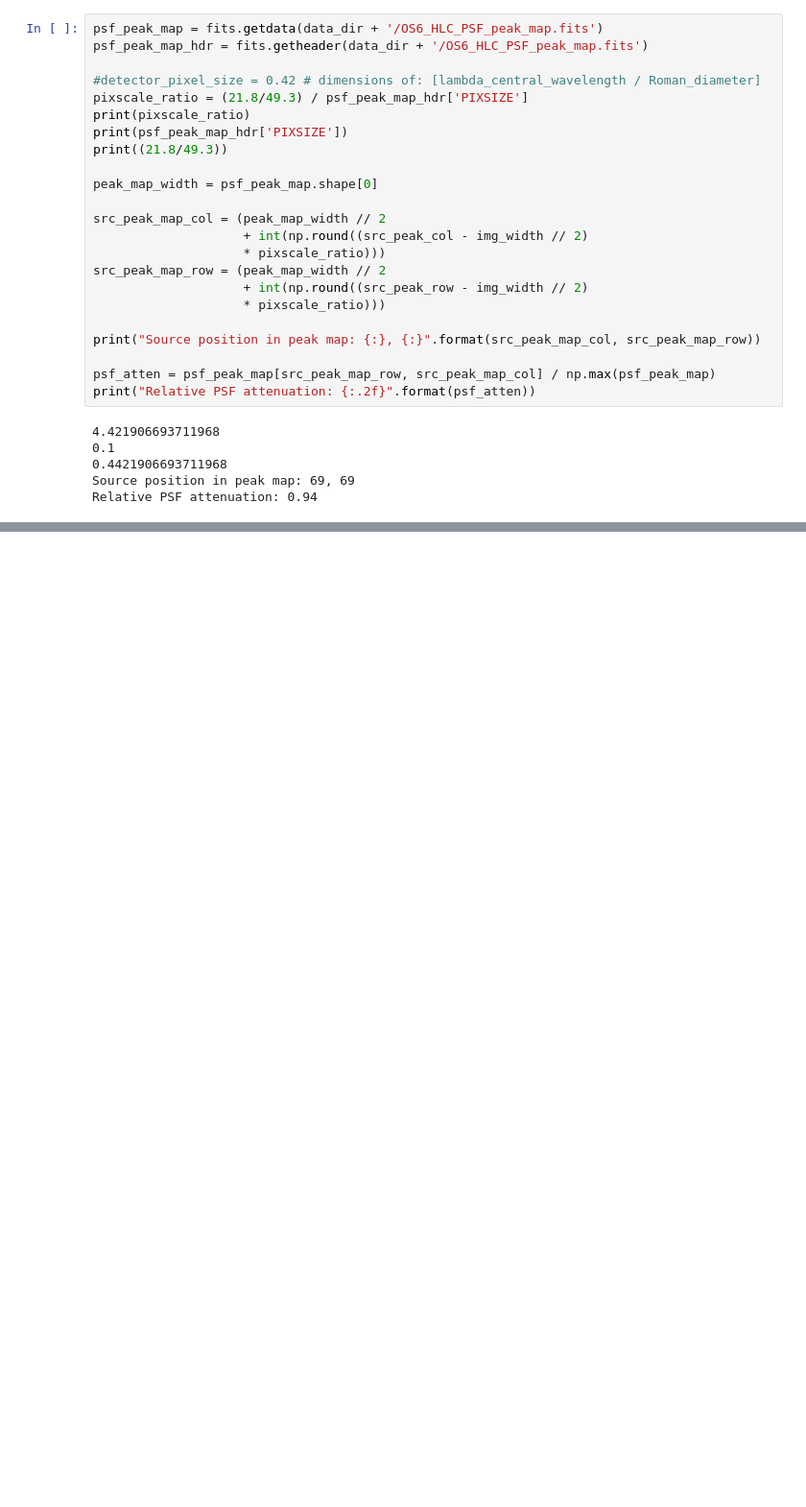
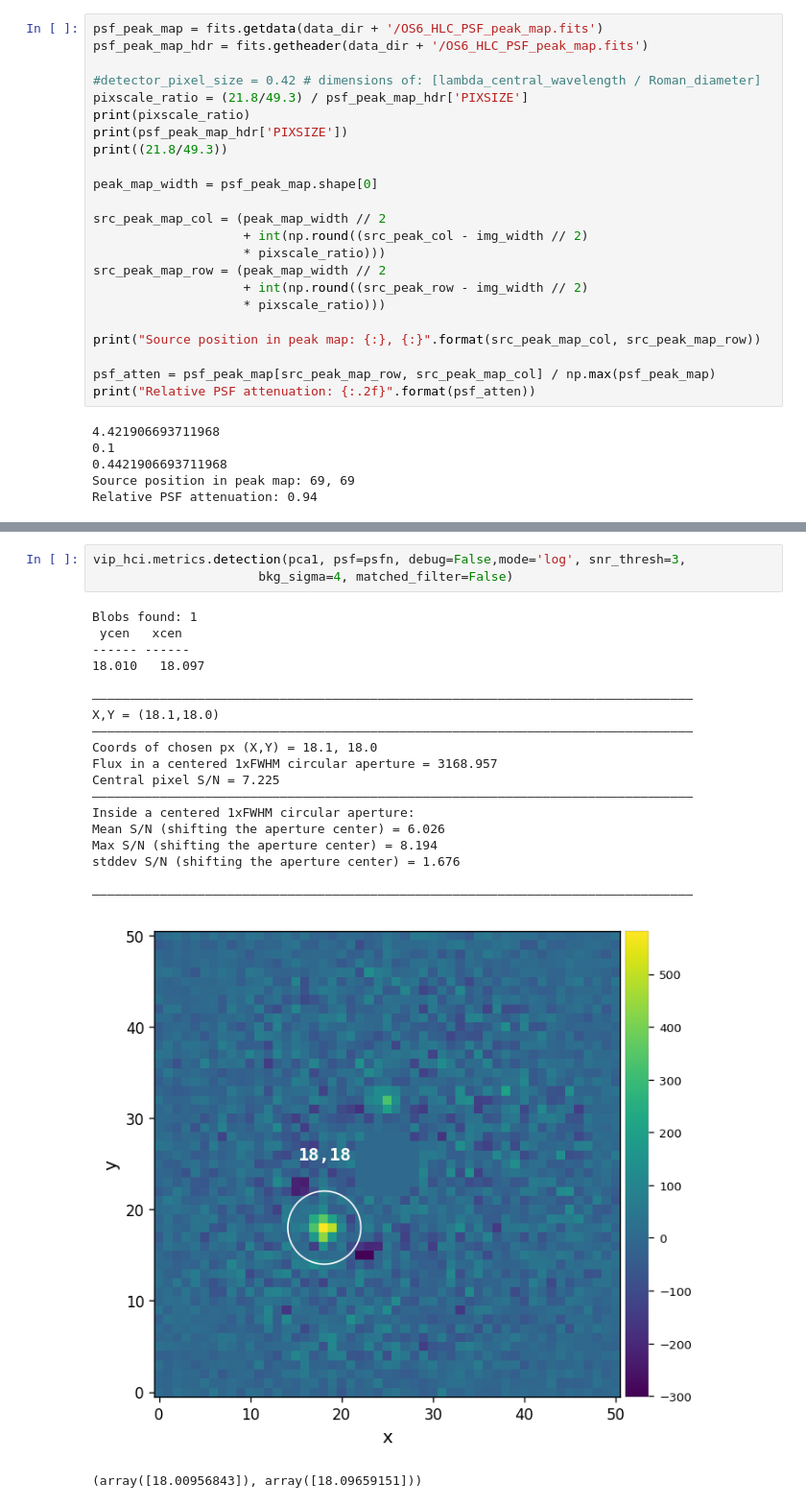
Before and after one commit to roman-corgi/roman-school, a Jupyter notebook: day1/postprocessing.ipynb, the cells around one changed output, grey strips where cells are left out. Shown at 96% size. Saved outputs shown, nothing was run; the diff lists cells and outputs as text; blank space fills up the shorter version.

```diff
--- a/day1/postprocessing.ipynb
+++ b/day1/postprocessing.ipynb
@@ -361,0 +427,24 @@ Relative PSF attenuation: 0.94
+# %%
+vip_hci.metrics.detection(pca1, psf=psfn, debug=False,mode='log', snr_thresh=3,
+                      bkg_sigma=4, matched_filter=False)
+# %% [output]
+Blobs found: 1
+ ycen   xcen
+------ ------
+18.010   18.097
+
+――――――――――――――――――――――――――――――――――――――――――――――――――――――――――――――――――――――――――――――――
+X,Y = (18.1,18.0)
+――――――――――――――――――――――――――――――――――――――――――――――――――――――――――――――――――――――――――――――――
+Coords of chosen px (X,Y) = 18.1, 18.0
+Flux in a centered 1xFWHM circular aperture = 3168.957
+Central pixel S/N = 7.225
+――――――――――――――――――――――――――――――――――――――――――――――――――――――――――――――――――――――――――――――――
+Inside a centered 1xFWHM circular aperture:
+Mean S/N (shifting the aperture center) = 6.026
+Max S/N (shifting the aperture center) = 8.194
+stddev S/N (shifting the aperture center) = 1.676
+
+――――――――――――――――――――――――――――――――――――――――――――――――――――――――――――――――――――――――――――――――
+[figure, added]
+(array([18.00956843]), array([18.09659151]))
```
Also changed, not shown: parts of 11 cells of this notebook.
